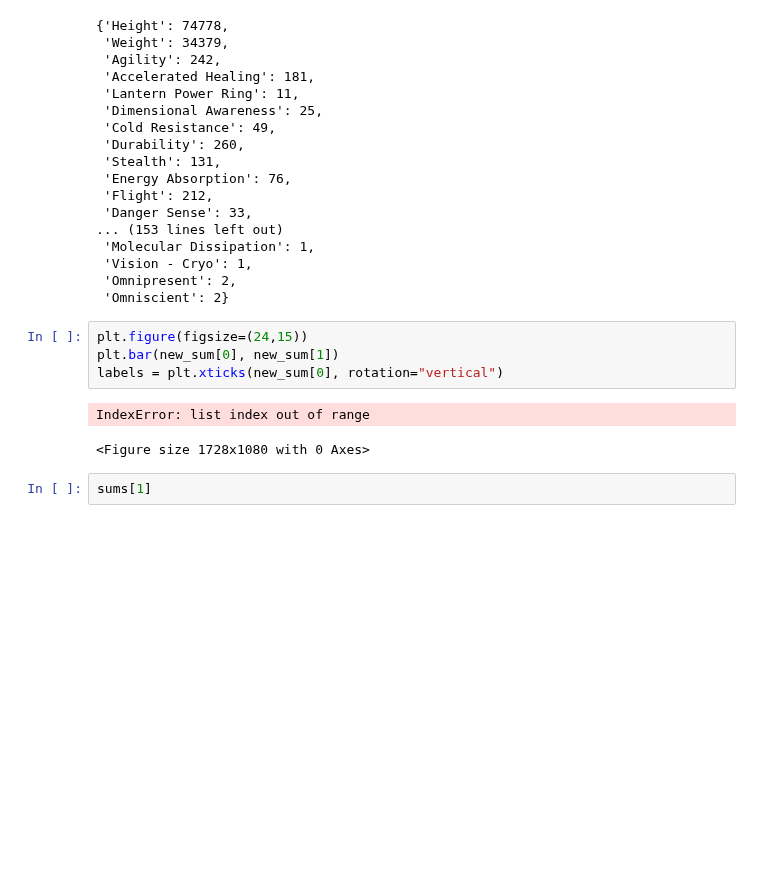
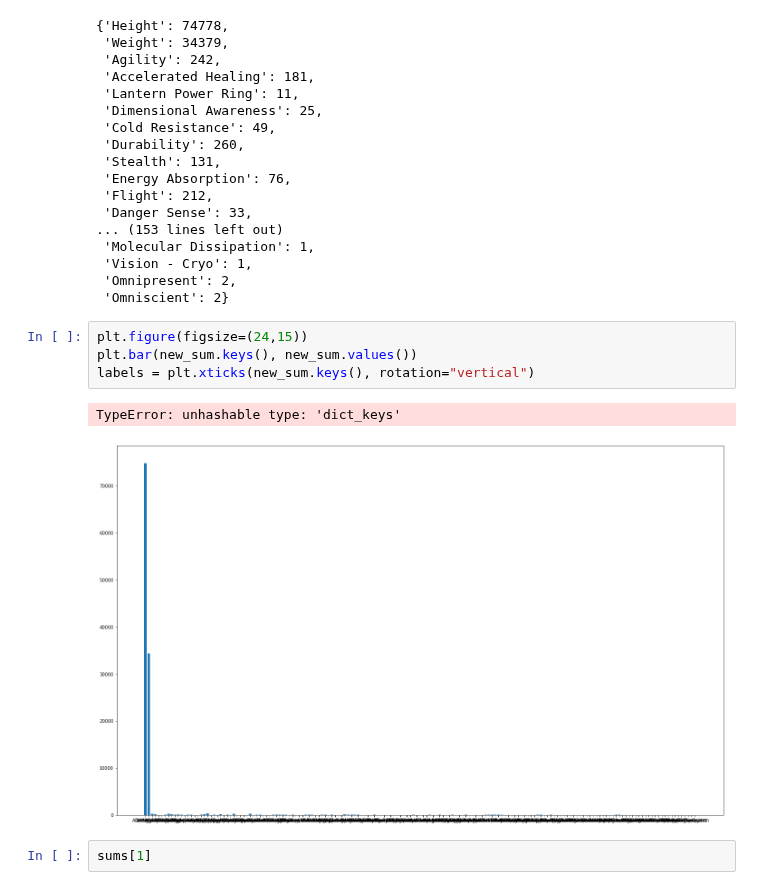
Before and after one commit to ortsed/dsc-data-cleaning-project-dc-ds-career-042219, a Jupyter notebook: index.ipynb, the cells around one changed output. Drawn from its saved outputs; the diff is of its cells as text; blank space fills up the shorter version.

```diff
--- a/index.ipynb
+++ b/index.ipynb
@@ -291,11 +291,11 @@ new_sum
  'Omniscient': 2}
 # %%
 plt.figure(figsize=(24,15))
-plt.bar(new_sum[0], new_sum[1])
-labels = plt.xticks(new_sum[0], rotation="vertical")
+plt.bar(new_sum.keys(), new_sum.values())
+labels = plt.xticks(new_sum.keys(), rotation="vertical")
 # %% [output]
-IndexError: list index out of range
+TypeError: unhashable type: 'dict_keys'
-<Figure size 1728x1080 with 0 Axes>
+[figure, added]
 # %%
 sums[1]
 # %% [output]
```
